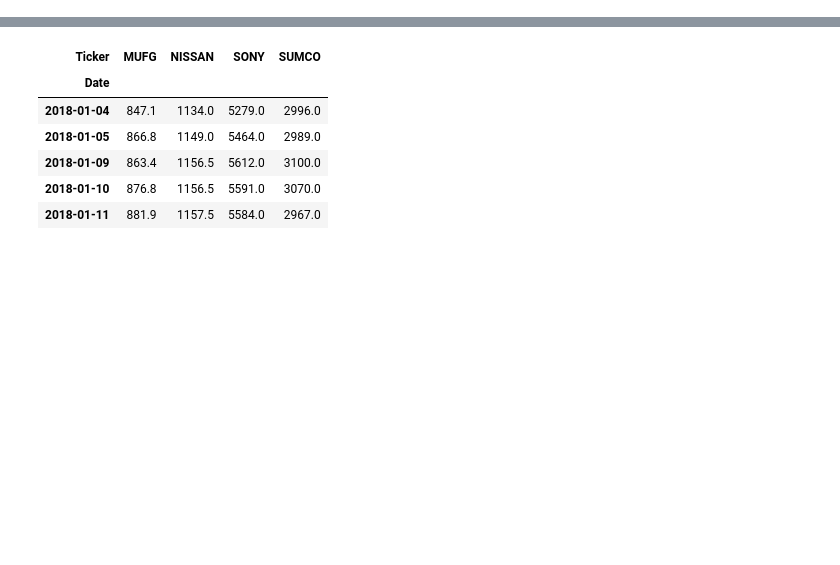
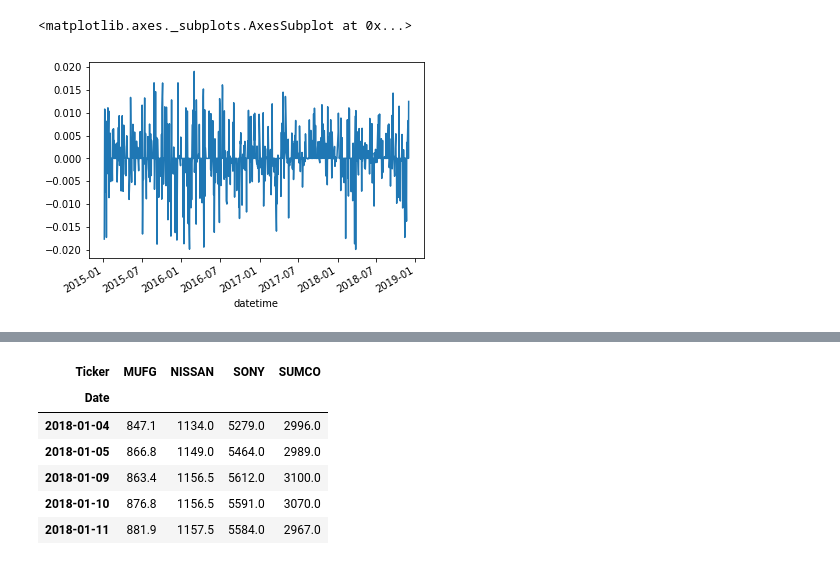
Before and after one commit to shinseitaro/fintalk, a Jupyter notebook: 時系列データ分析/テクニカル分析.ipynb, the cells around one changed output, grey strips where cells are left out. Saved outputs shown, nothing was run; the diff lists cells and outputs as text; code cells hidden in the pictures; blank space fills up the shorter version.

```diff
--- a/時系列データ分析/テクニカル分析.ipynb
+++ b/時系列データ分析/テクニカル分析.ipynb
@@ -31,0 +123,4 @@
+# %%
+# 一旦index化したコラム名は、このように変更します。
+df.index.name = "datetime"
+df.head()
@@ -31,0 +240,5 @@
+# %%
+df_test = df.copy()
+df_test["intraday return"] = df_test["close"] / df_test["open"] - 1 # intraday return = 日中収益率
+df_test["is intraday return positive"] = df_test["intraday return"] > 0
+df_test.head()
@@ -31,0 +253,4 @@
+# %%
+# オーバーナイトの収益を計算
+df_test["overnight return"] = df_test["open"].shift(-1) / df["close"] - 1
+df_test.head()
@@ -31,0 +275,3 @@
+# %%
+df_test["results"] = df_test["is intraday return positive"] * df_test["overnight return"]
+df_test.head(10)
@@ -31,0 +297,6 @@
+# %%
+# resultsをプロット
+df_test["results"].plot()
+# %% [output]
+<matplotlib.axes._subplots.AxesSubplot at 0x...>
+[figure, added]
```
Also changed, not shown: parts of 43 cells of this notebook, 1 other file.
